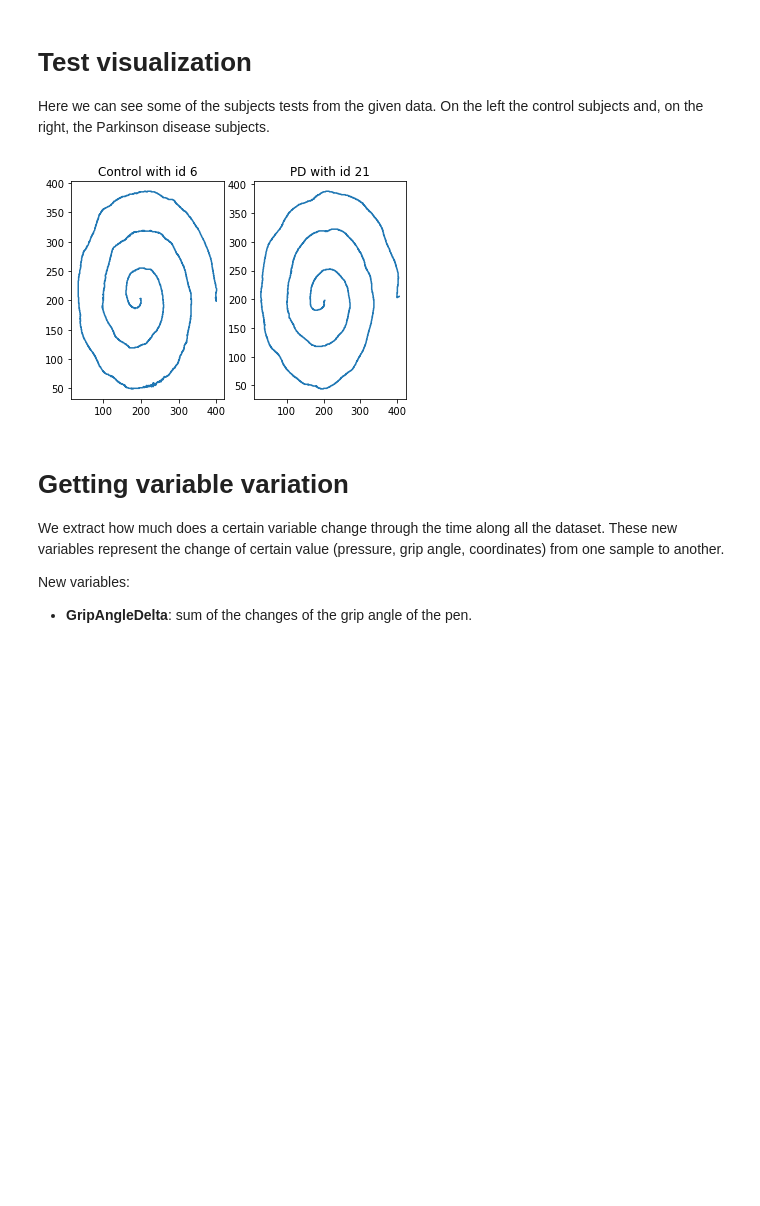
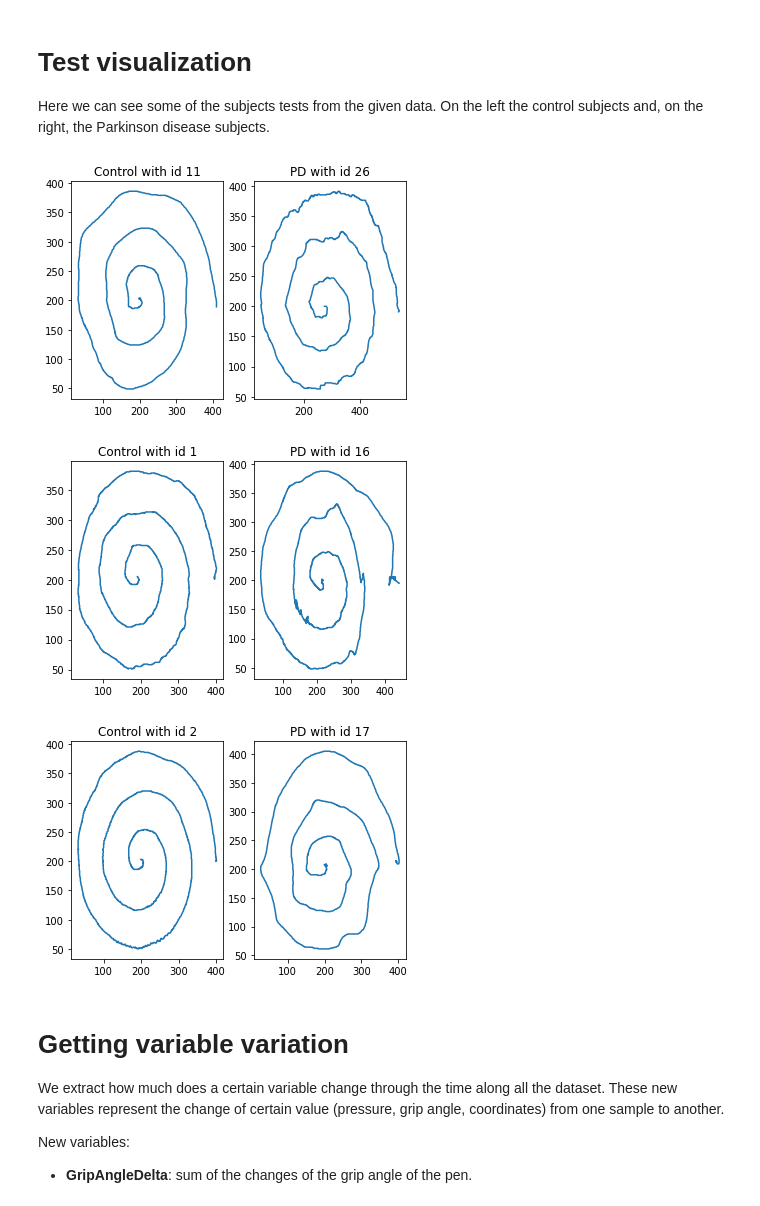
Before and after one commit to ErlantzCalvo/Parkinson_Detection, a Jupyter notebook: Parkinson_disease.ipynb, the cells around one changed output. Drawn from its saved outputs; the diff is of its cells as text; code cells hidden in the pictures; blank space fills up the shorter version.

```diff
--- a/Parkinson_disease.ipynb
+++ b/Parkinson_disease.ipynb
@@ -100,32 +110,34 @@ Here we can see some of the subjects tests from the given data. On the left the
 # %%
 # Number of samples to be displayed
 n_samples = 3
 
 # Test id to be displayed
 test_num = 0
 
 for _ in range(n_samples):
     uid= np.random.randint(0,14)
 
     # Control sample
     plt.figure()
     x_draw = df_control[(df_control['UserId']==uid) & (df_control['Test ID']==test_num)]
-    y_draw = x_draw['Y'].to_list()
-    x_draw = x_draw['X'].to_list()
+    y_draw = x_draw['Y']
+    x_draw = x_draw['X']
     plt.subplot(1,2,1)
     plt.plot(x_draw, y_draw)
     plt.title('Control with id {}'.format(uid))
 
     # PD sample
     x_draw_p = df_parkinson[(df_parkinson['UserId'] == (uid+15)) & (df_parkinson['Test ID'] == test_num)]
-    y_draw_p = x_draw_p['Y'].to_list()
-    x_draw_p = x_draw_p['X'].to_list()
+    y_draw_p = x_draw_p['Y']
+    x_draw_p = x_draw_p['X']
     plt.subplot(1,2,2)
     plt.plot(x_draw_p, y_draw_p)
     plt.title('PD with id {}'.format(uid+15))
     plt.show()
 # %% [output]
-[figure, old version]
+[figure, new version]
+[figure, added]
+[figure, added]
 # %% [markdown]
 # Getting variable variation
 We extract how much does a certain variable change through the time along all the dataset. These new variables represent the change of certain value (pressure, grip angle, coordinates) from one sample to another.
```
Also changed, not shown: parts of 11 cells of this notebook.
